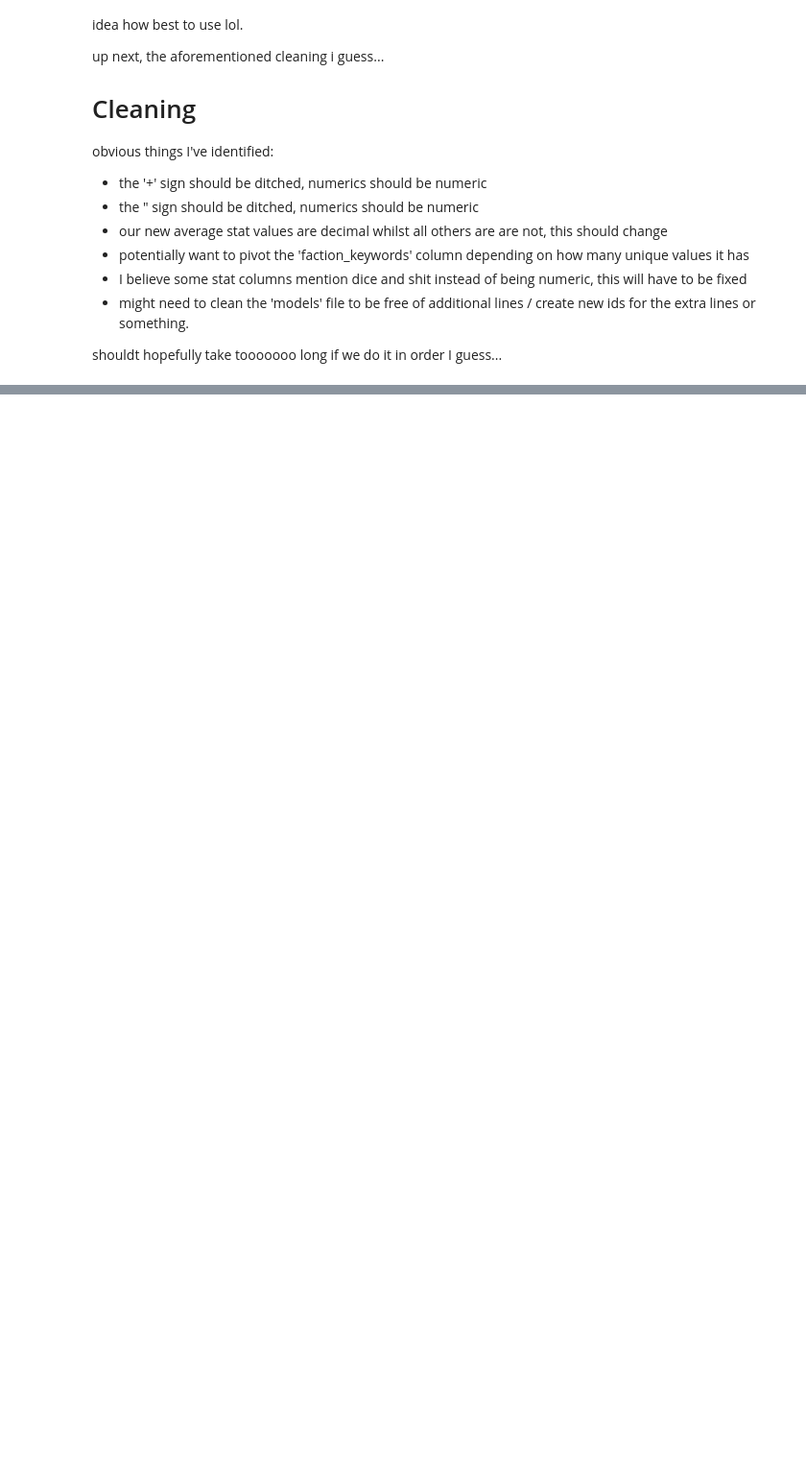
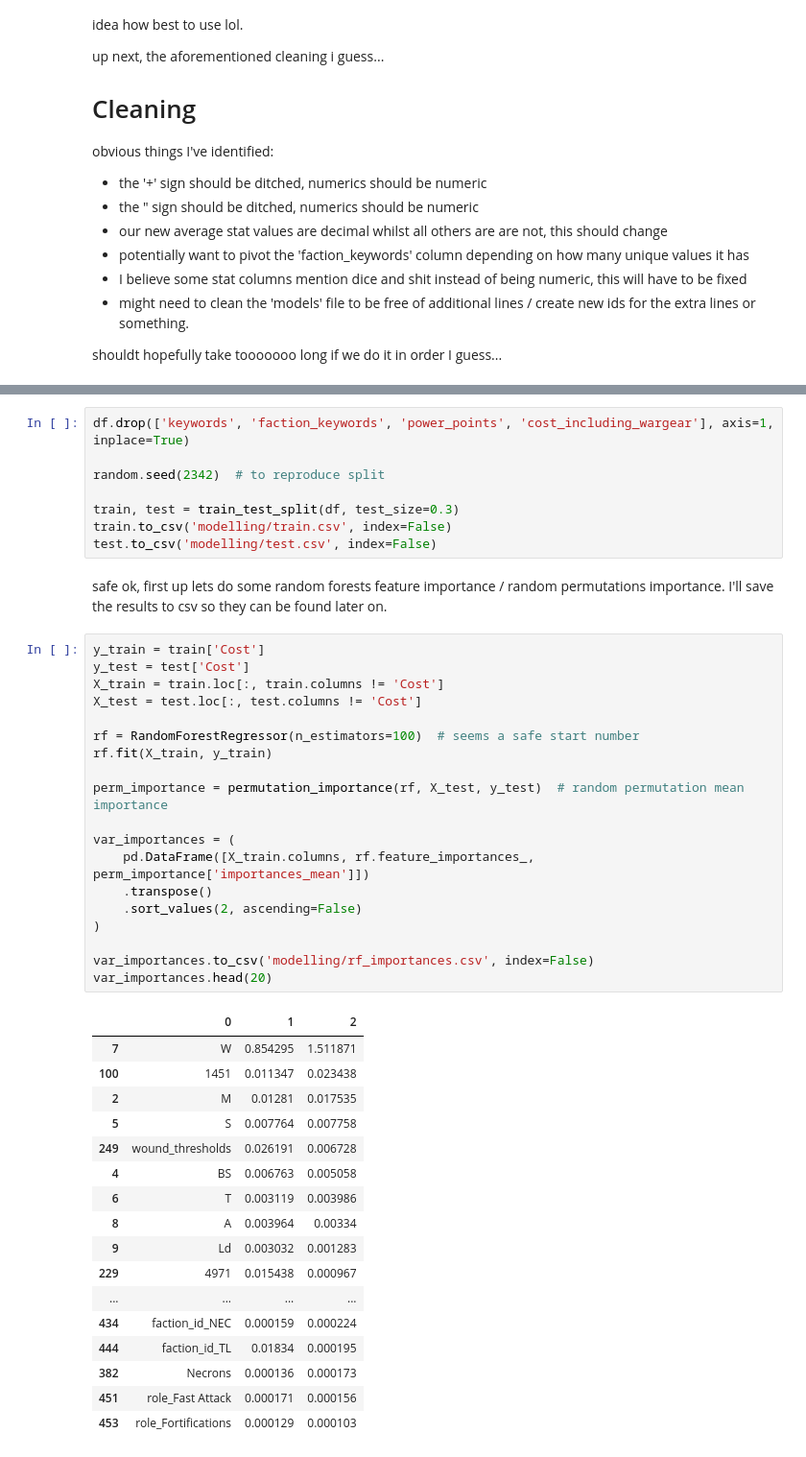
Before and after one commit to JohnStokes228/40k_points_regression, a Jupyter notebook: points_regression.ipynb, the cells around one changed output, grey strips where cells are left out. Shown at 96% size. Drawn from its saved outputs; the diff is of its cells as text; blank space fills up the shorter version.

```diff
--- a/points_regression.ipynb
+++ b/points_regression.ipynb
@@ -392,0 +427,47 @@ df = pd.read_csv('joined_wahapedia.csv')
+# %%
+df.drop(['keywords', 'faction_keywords', 'power_points', 'cost_including_wargear'], axis=1, inplace=True)
+
+random.seed(2342)  # to reproduce split
+
+train, test = train_test_split(df, test_size=0.3)
+train.to_csv('modelling/train.csv', index=False)
+test.to_csv('modelling/test.csv', index=False)
+# %% [markdown]
+safe ok, first up lets do some random forests feature importance / random permutations importance. I'll save the results to csv so they can be found later on.
+# %%
+y_train = train['Cost']
+y_test = test['Cost']
+X_train = train.loc[:, train.columns != 'Cost']
+X_test = test.loc[:, test.columns != 'Cost']
+
+rf = RandomForestRegressor(n_estimators=100)  # seems a safe start number
+rf.fit(X_train, y_train)
+
+perm_importance = permutation_importance(rf, X_test, y_test)  # random permutation mean importance
+
+var_importances = (
+    pd.DataFrame([X_train.columns, rf.feature_importances_, perm_importance['importances_mean']])
+    .transpose()
+    .sort_values(2, ascending=False)
+)
+
+var_importances.to_csv('modelling/rf_importances.csv', index=False)
+var_importances.head(20)
+# %% [output]
+|  | 0 | 1 | 2 |
+| 7 | W | 0.854295 | 1.511871 |
+| 100 | 1451 | 0.011347 | 0.023438 |
+| 2 | M | 0.01281 | 0.017535 |
+| 5 | S | 0.007764 | 0.007758 |
+| 249 | wound_thresholds | 0.026191 | 0.006728 |
+| 4 | BS | 0.006763 | 0.005058 |
+| 6 | T | 0.003119 | 0.003986 |
+| 8 | A | 0.003964 | 0.00334 |
+| 9 | Ld | 0.003032 | 0.001283 |
+| 229 | 4971 | 0.015438 | 0.000967 |
+| ... | ... | ... | ... |
+| 434 | faction_id_NEC | 0.000159 | 0.000224 |
+| 444 | faction_id_TL | 0.01834 | 0.000195 |
+| 382 | Necrons | 0.000136 | 0.000173 |
+| 451 | role_Fast Attack | 0.000171 | 0.000156 |
+| 453 | role_Fortifications | 0.000129 | 0.000103 |
```
Also changed, not shown: parts of 37 cells of this notebook, 1 other file.
